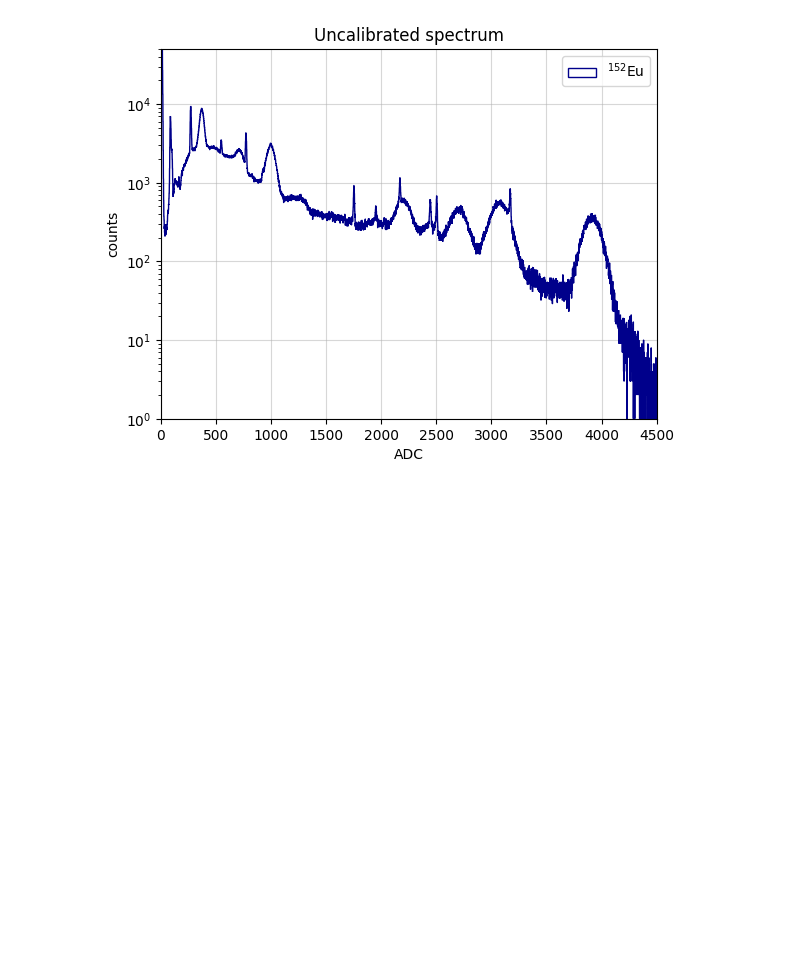
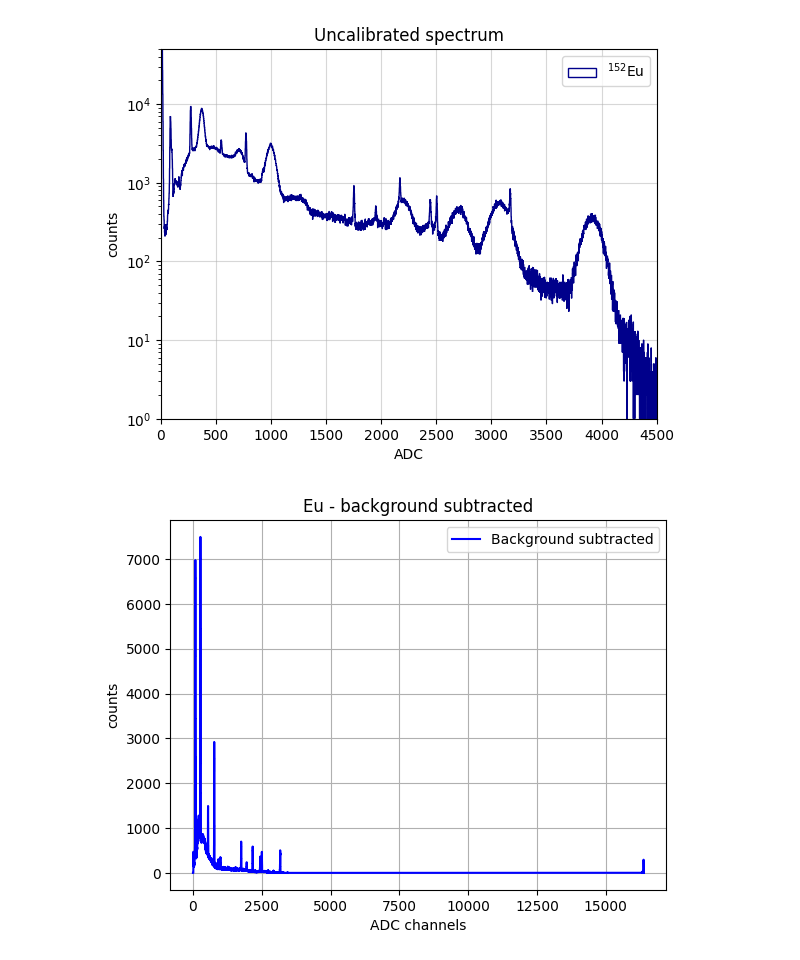
Before and after one commit to b3n3d3tt4/gamma, a Jupyter notebook: analisi.ipynb, the cells around one changed output. Saved outputs shown, nothing was run; the diff lists cells and outputs as text; code cells hidden in the pictures; blank space fills up the shorter version.

Commit message:
new plot functionalities with normal_PLOT

```diff
--- a/analisi.ipynb
+++ b/analisi.ipynb
@@ -268,3 +268,7 @@ plt.grid(True, alpha=0.5)
 plt.show()
 # %% [output]
 [figure]
+# %%
+bin_europio_ch1_corr, hist_europio_ch1_corr = ben.background(europio_ch1, fondo2_ch1, None, 'ADC channels', 'counts', 'Eu - background subtracted')
+# %% [output]
+[figure, added]
```
Also changed, not shown: parts of 3 cells of this notebook, 1 other file.
